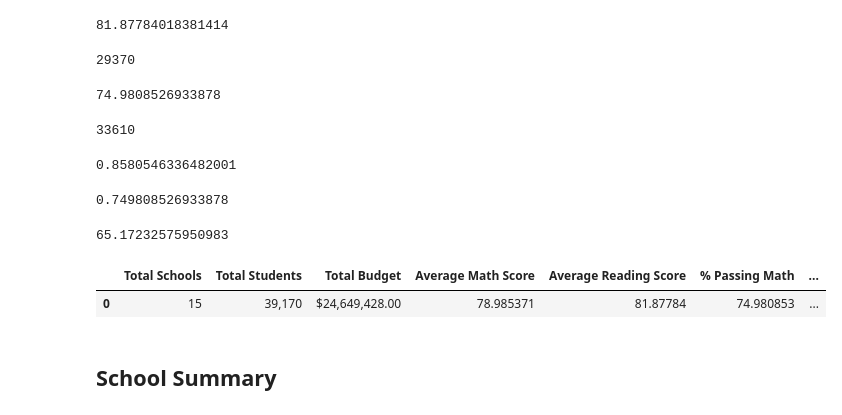
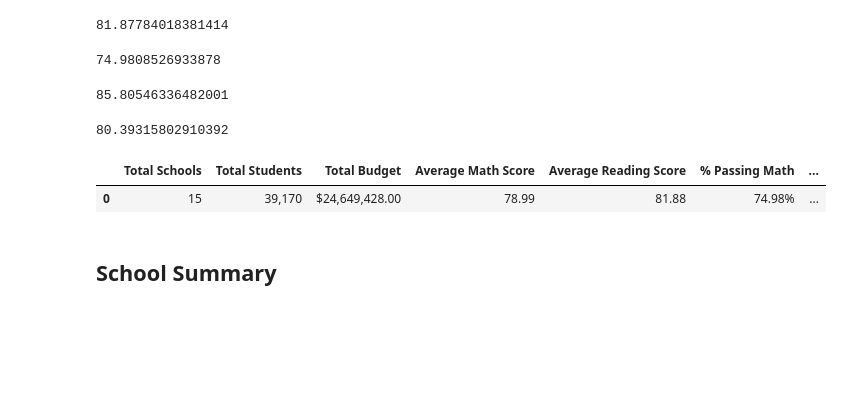
Before and after one commit to ZahraTabrizi/pandas-challenge, a Jupyter notebook: PyCitySchools_starter.ipynb, the cells around one changed output. Cells and saved outputs as stored; diff of their text form; code cells hidden in the pictures; blank space fills up the shorter version.

```diff
--- a/PyCitySchools_starter.ipynb
+++ b/PyCitySchools_starter.ipynb
@@ -59,66 +59,54 @@ average_math_score
 78.98537145774827
 # %%
 # Calculate the average (mean) reading score
-average_reading_score = school_data_complete.reading_score.mean()
+average_reading_score = student_data["reading_score"].mean()
 average_reading_score
 # %% [output]
 81.87784018381414
 # %%
 # Use the following to calculate the percentage of students who passed math (math scores greather than or equal to 70)
-passing_math_count = school_data_complete[(school_data_complete["math_score"] >= 70)].count()["student_name"]
-passing_math_count
+student_data["#passing_math"] = student_data["math_score"] >= 70
+student_data["#passing_reading"] = student_data["reading_score"] >= 70
+percent_passing_math = ((student_data["#passing_math"]).mean())*100
+percent_passing_math
 # %% [output]
-29370
+74.9808526933878
-# %%
-passing_math_percentage = passing_math_count / float(student_count) * 100
-passing_math_percentage
-# %% [output]
-74.9808526933878
 # %%
 # Calculate the percentage of students who passeed reading (hint: look at how the math percentage was calculated)
-passing_reading_count = (school_data_complete[school_data_complete['reading_score'] >= 70].reading_score.count())
-passing_reading_count
+percent_passing_reading = ((student_data["#passing_reading"]).mean())*100
+percent_passing_reading
 # %% [output]
-33610
+85.80546336482001
-# %%
-passing_reading_percentage = (school_data_complete[school_data_complete['reading_score'] >= 70].reading_score.count()) / student_count
-passing_reading_percentage
-# %% [output]
-0.8580546336482001
-# %%
-passing_math_percentage = (school_data_complete[school_data_complete['math_score'] >= 70].reading_score.count()) / student_count
-passing_math_percentage
-# %% [output]
-0.749808526933878
 # %%
 # Use the following to calculate the percentage of students that passed math and reading
-passing_math_reading_count = school_data_complete[
-    (school_data_complete["math_score"] >= 70) & (school_data_complete["reading_score"] >= 70)
-].count()["student_name"]
-overall_passing_rate = passing_math_reading_count /  float(student_count) * 100
+overall_passing_rate = (percent_passing_math + percent_passing_reading)/2
 overall_passing_rate
 # %% [output]
-65.17232575950983
+80.39315802910392
 # %%
 # Create a high-level snapshot of the district's key metrics in a DataFrame
-district_summary = pd.DataFrame({"Total Schools":[school_count],
-                                 "Total Students":[student_count],
-                                 "Total Budget":[total_budget],
-                                 "Average Math Score":[average_math_score],
-                                 "Average Reading Score":[average_reading_score],
-                                 "% Passing Math":[passing_math_percentage*100],
-                                 "% Passing Reading":[passing_reading_percentage*100],
-                                 "% Overall Passing Rate":[overall_passing_rate*100]})
+district_results = [{"Total Schools": school_count,
+            "Total Students": student_count,
+            "Total Budget": total_budget,
+            "Average Math Score":  round(average_math_score,2),
+            "Average Reading Score":  round(average_reading_score,2),
+           "% Passing Math": round(percent_passing_math,2),
+           "% Passing Reading": round(percent_passing_reading,2),
+            "% Overall Passing Rate": round(overall_passing_rate,2)}]
+district_summary_table = pd.DataFrame(district_results)
 
-# Formatting
-district_summary["Total Students"] = district_summary["Total Students"].map("{:,}".format)
-district_summary["Total Budget"] = district_summary["Total Budget"].map("${:,.2f}".format)
+#Formatting
+district_summary_table["% Passing Math"] = district_summary_table["% Passing Math"].map("{:,.2f}%".format)
+district_summary_table["% Passing Reading"] = district_summary_table["% Passing Reading"].map("{:,.2f}%".format)
+district_summary_table["% Overall Passing Rate"] = district_summary_table["% Overall Passing Rate"].map("{:,.2f}%".format)
+district_summary_table["Total Budget"] = district_summary_table["Total Budget"].map("${:,.2f}".format)
+district_summary_table["Total Students"] = district_summary_table["Total Students"].map("{:,}".format)
 
-# Display the DataFrame
-district_summary
+#Display
+district_summary_table
 # %% [output]
 |  | Total Schools | Total Students | Total Budget | Average Math Score | Average Reading Score | % Passing Math | ... |
-| 0 | 15 | 39,170 | $24,649,428.00 | 78.985371 | 81.87784 | 74.980853 | ... |
+| 0 | 15 | 39,170 | $24,649,428.00 | 78.99 | 81.88 | 74.98% | ... |
 # %% [markdown]
 ## School Summary
 # %%
```
Also changed, not shown: parts of 15 cells of this notebook.
